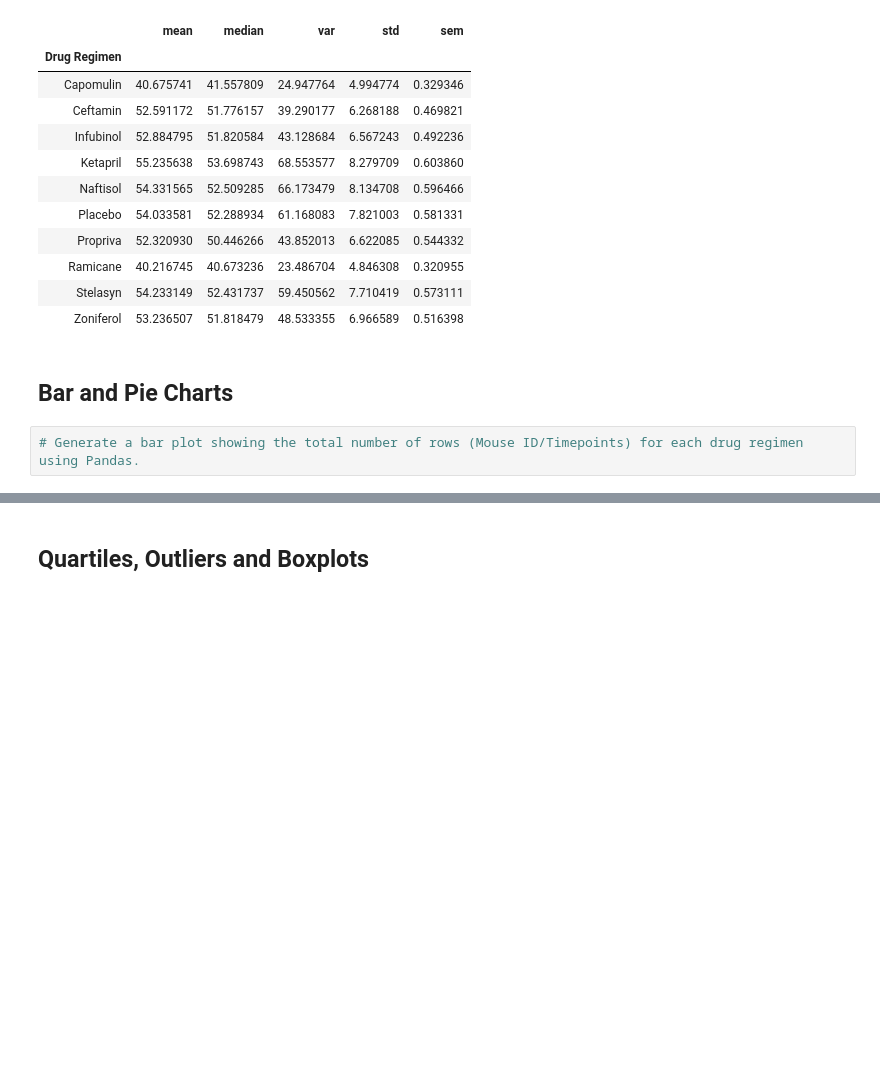
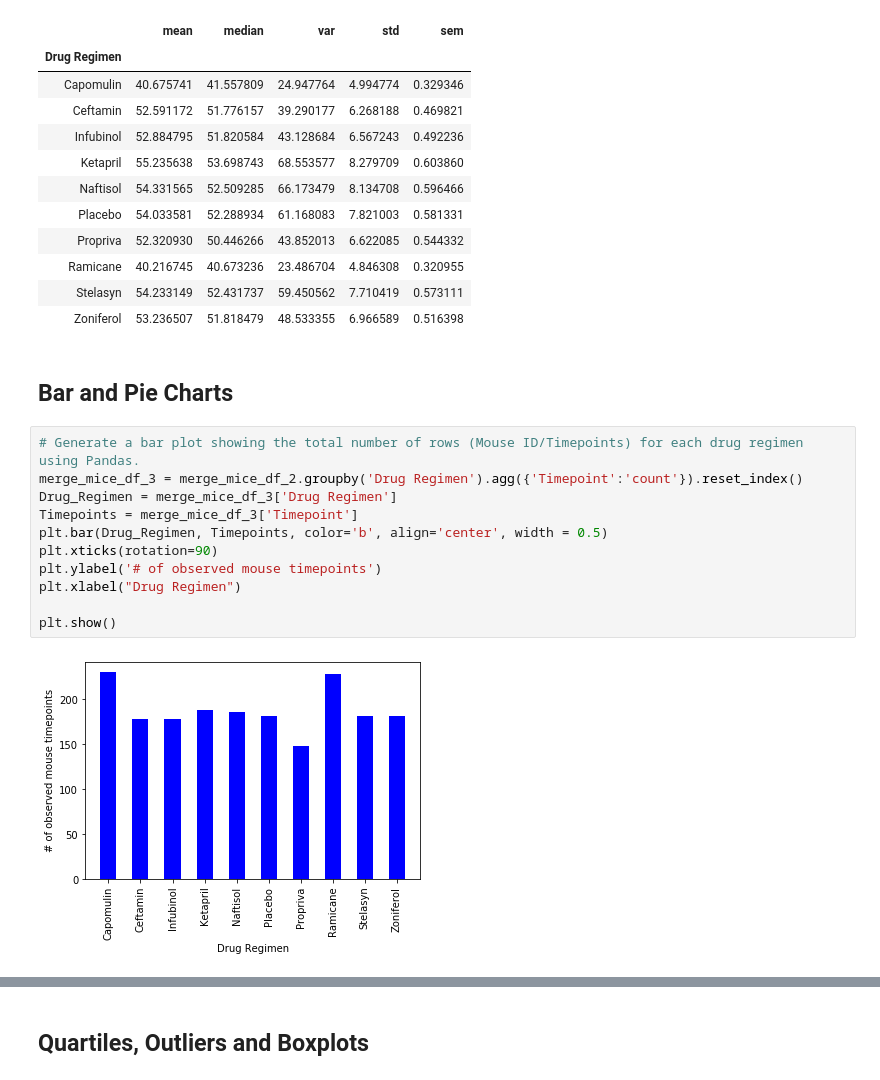
Before and after one commit to yoerisamwel/pymaceuticals_project, a Jupyter notebook: pymaceuticals_project.ipynb, the cells around one changed output, grey strips where cells are left out. Cells and saved outputs as stored; diff of their text form; blank space fills up the shorter version.

```diff
--- a/pymaceuticals_project.ipynb
+++ b/pymaceuticals_project.ipynb
@@ -162,5 +164,16 @@ merge_mice_drug_gr_2
 ## Bar and Pie Charts
 # %%
 # Generate a bar plot showing the total number of rows (Mouse ID/Timepoints) for each drug regimen using Pandas.
+merge_mice_df_3 = merge_mice_df_2.groupby('Drug Regimen').agg({'Timepoint':'count'}).reset_index()
+Drug_Regimen = merge_mice_df_3['Drug Regimen']
+Timepoints = merge_mice_df_3['Timepoint']
+plt.bar(Drug_Regimen, Timepoints, color='b', align='center', width = 0.5)
+plt.xticks(rotation=90)
+plt.ylabel('# of observed mouse timepoints')
+plt.xlabel("Drug Regimen")
+
+plt.show()
+# %% [output]
+[figure, added]
 # %%
 # Generate a bar plot showing the total number of rows (Mouse ID/Timepoints) for each drug regimen using pyplot.
```
Also changed, not shown: parts of 10 cells of this notebook.
